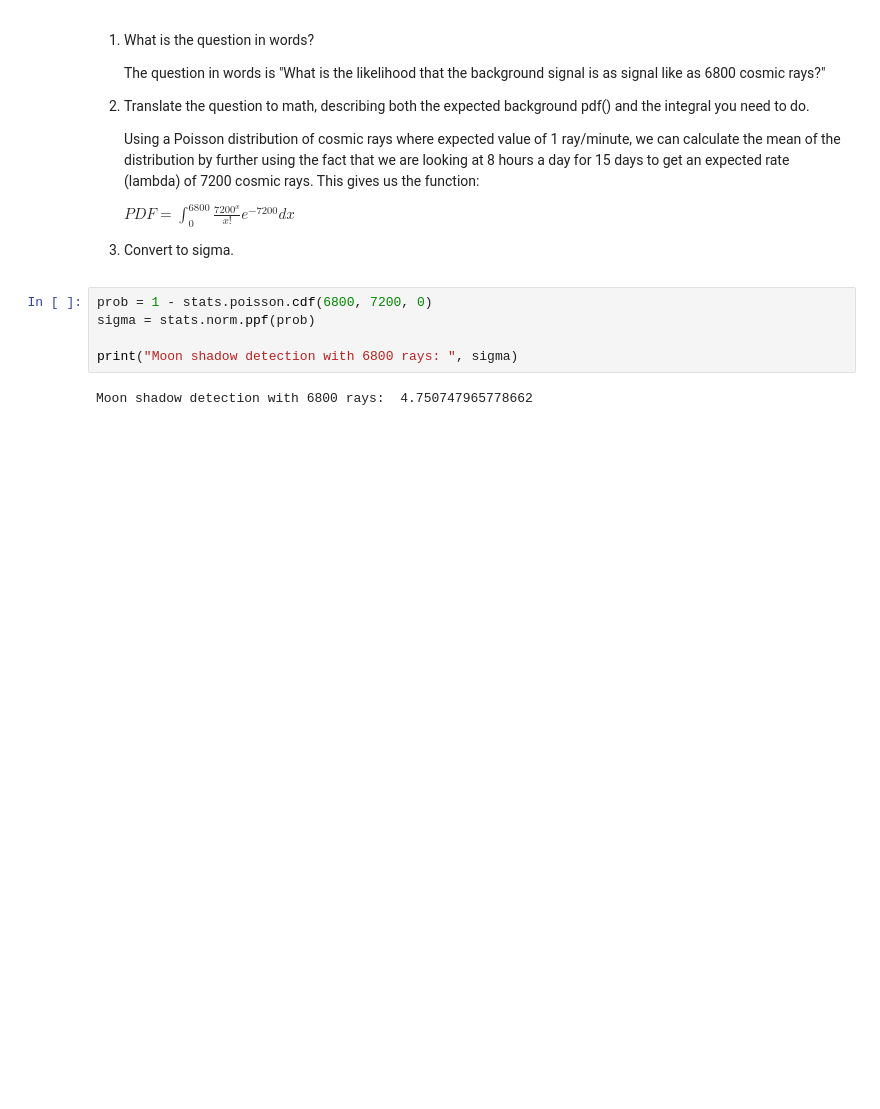
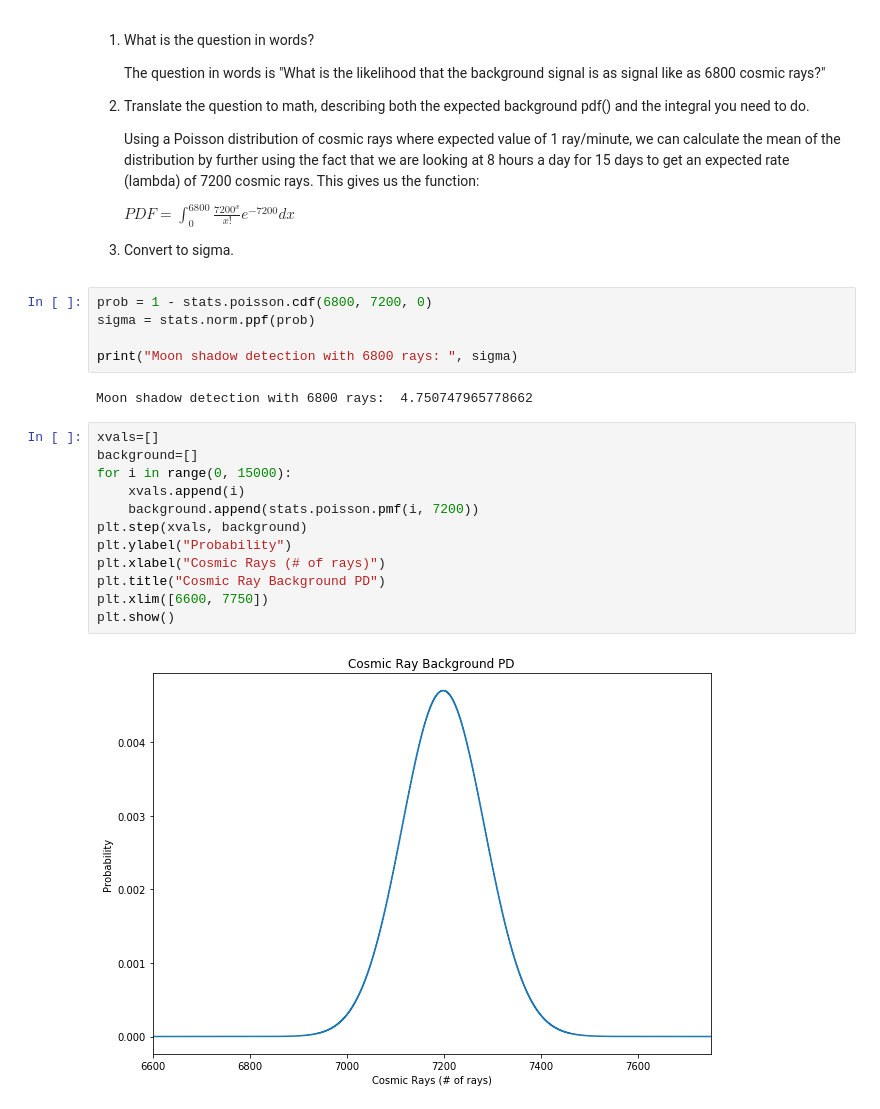
Before and after one commit to s-agiedd/PHYS_434, a Jupyter notebook: Labs/Alyssa_Giedd_Lab3.ipynb, the cells around one changed output. Drawn from its saved outputs; the diff is of its cells as text; blank space fills up the shorter version.

```diff
--- a/Labs/Alyssa_Giedd_Lab3.ipynb
+++ b/Labs/Alyssa_Giedd_Lab3.ipynb
@@ -109,3 +115,17 @@ sigma = stats.norm.ppf(prob)
 print("Moon shadow detection with 6800 rays: ", sigma)
 # %% [output]
 Moon shadow detection with 6800 rays:  4.750747965778662
+# %%
+xvals=[]
+background=[]
+for i in range(0, 15000):
+    xvals.append(i)
+    background.append(stats.poisson.pmf(i, 7200))
+plt.step(xvals, background)
+plt.ylabel("Probability")
+plt.xlabel("Cosmic Rays (# of rays)")
+plt.title("Cosmic Ray Background PD")
+plt.xlim([6600, 7750])
+plt.show()
+# %% [output]
+[figure, added]
```
Also changed, not shown: parts of 5 cells of this notebook.
